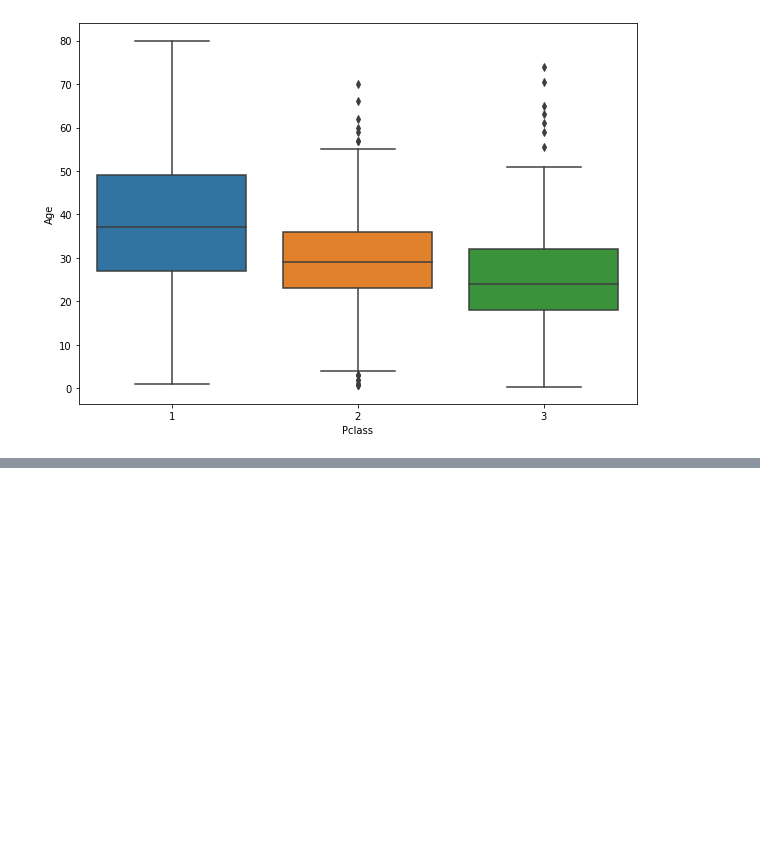
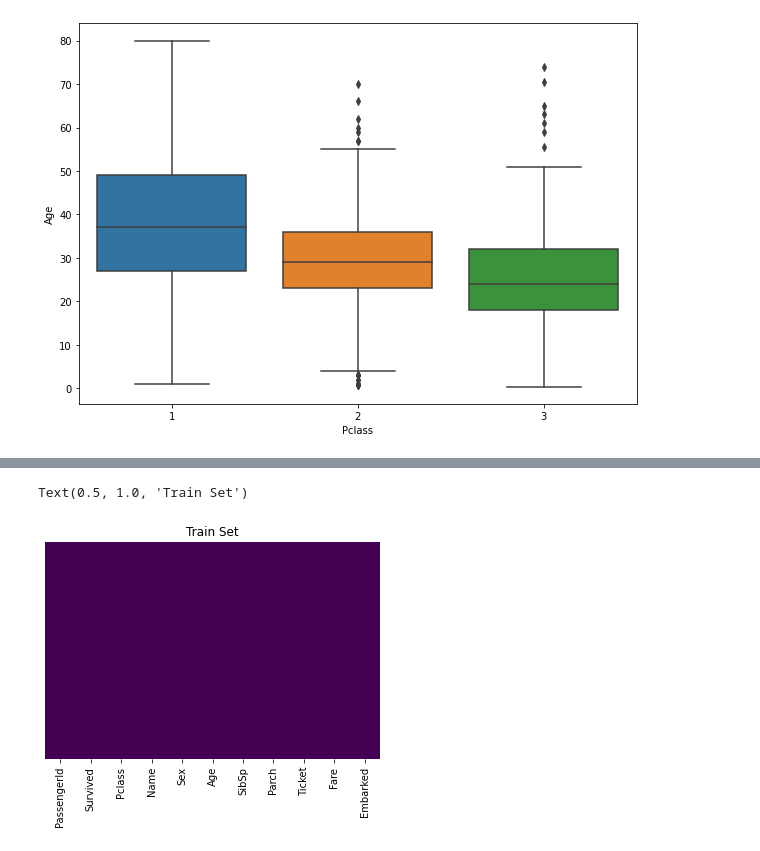
Before and after one commit to iproduct/course-ml, a Jupyter notebook: 08-machine_learning_jupyter/logistic_regression.ipynb, the cells around one changed output, grey strips where cells are left out. Saved outputs shown, nothing was run; the diff lists cells and outputs as text; code cells hidden in the pictures; blank space fills up the shorter version.

```diff
--- a/08-machine_learning_jupyter/logistic_regression.ipynb
+++ b/08-machine_learning_jupyter/logistic_regression.ipynb
@@ -70,0 +100,16 @@ sns.boxplot(x='Pclass', y='Age', data=train)
+# %%
+# Remove column 'Cabin' from dataframe, because it contains too many null values
+train.drop(columns='Cabin', inplace=True)
+# Remove lines containing null values
+train.dropna(inplace=True)
+train.head(20)
+sns.heatmap(data = train.isnull(), yticklabels=False, cbar=False, cmap='viridis').set_title("Train Set")
+
+# # Remove column 'Cabin' from dataframe, because it contains too many null values
+# test.drop(columns='Cabin', inplace=True)
+# # Remove lines containing null values
+# test.dropna(inplace=True)
+# sns.heatmap(data = test.isnull(), yticklabels=False, cbar=False, cmap='viridis').set_title("Test Set")
+# %% [output]
+Text(0.5, 1.0, 'Train Set')
+[figure, added]
```
Also changed, not shown: parts of 10 cells of this notebook.
